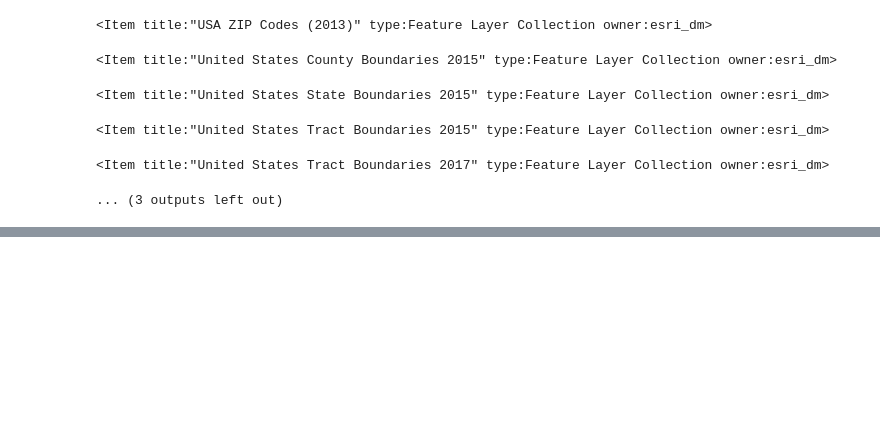
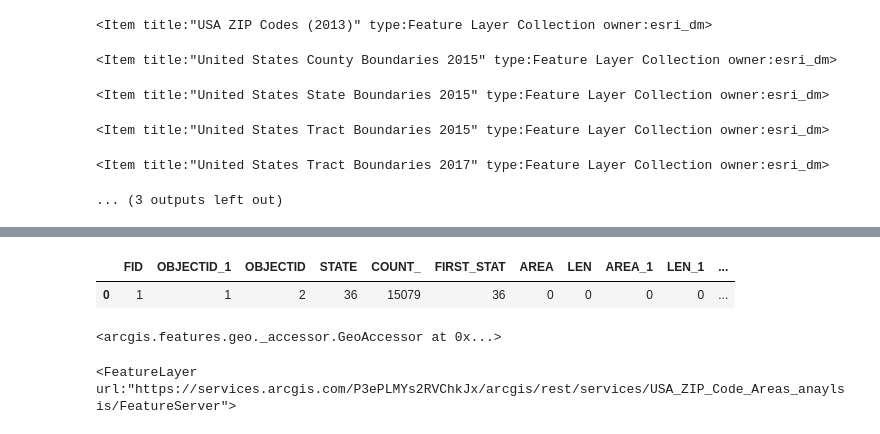
Before and after one commit to blsmxiu47/arcgis-notebooks, a Jupyter notebook: notebooks/housing_market/housing_market_analysis.ipynb, the cells around one changed output, grey strips where cells are left out. Cells and saved outputs as stored; diff of their text form; code cells hidden in the pictures; blank space fills up the shorter version.

```diff
--- a/notebooks/housing_market/housing_market_analysis.ipynb
+++ b/notebooks/housing_market/housing_market_analysis.ipynb
@@ -168,0 +292,9 @@ data = requests.get(url, params=params)
+# %%
+ny_df.head()
+# %% [output]
+|  | FID | OBJECTID_1 | OBJECTID | STATE | COUNT_ | FIRST_STAT | AREA | LEN | AREA_1 | LEN_1 | ... |
+| 0 | 1 | 1 | 2 | 36 | 15079 | 36 | 0 | 0 | 0 | 0 | ... |
+# %%
+ny_df.spatial
+# %% [output]
+<arcgis.features.geo._accessor.GeoAccessor at 0x...>
@@ -168,0 +304,4 @@ data = requests.get(url, params=params)
+# %%
+usa_zips_fl
+# %% [output]
+<FeatureLayer url:"https://services.arcgis.com/P3ePLMYs2RVChkJx/arcgis/rest/services/USA_ZIP_Code_Areas_anaylsis/FeatureServer">
```
Also changed, not shown: parts of 27 cells of this notebook.
